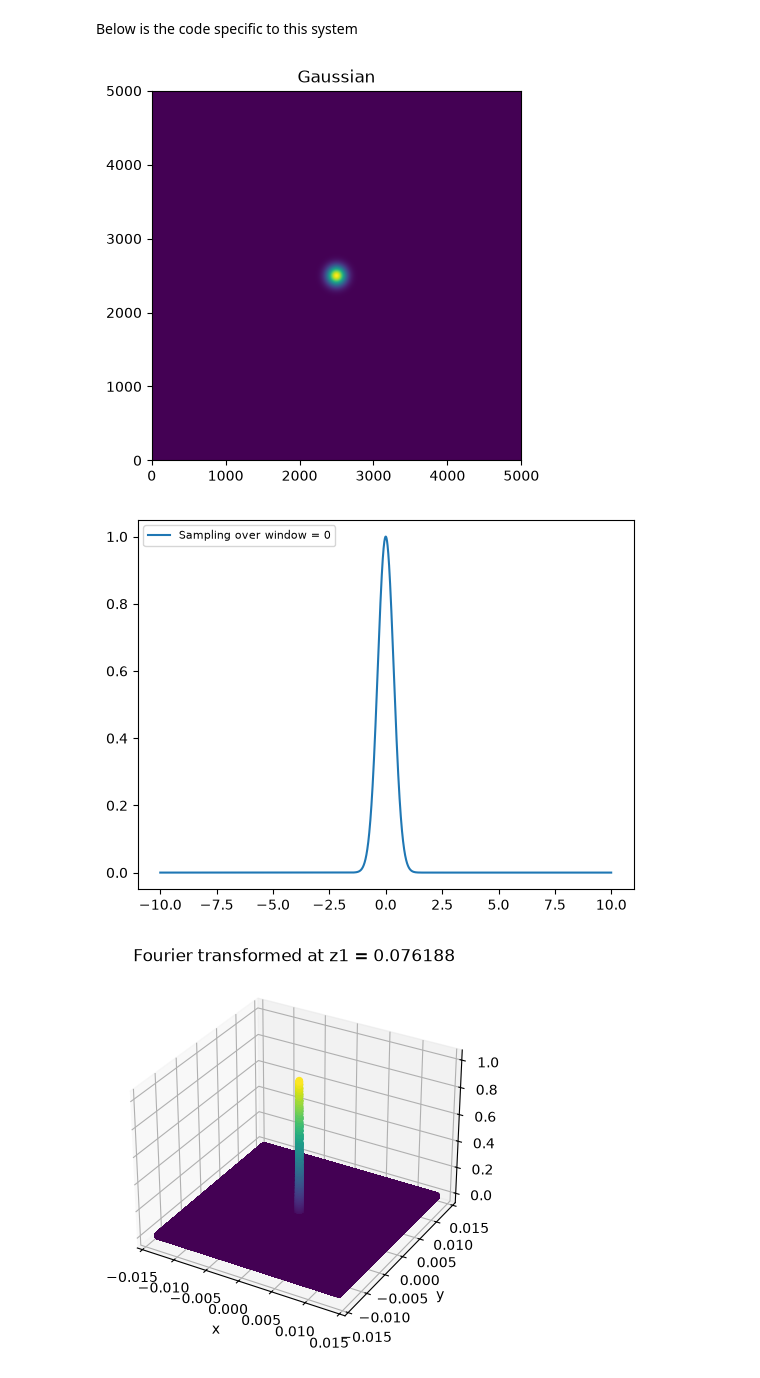
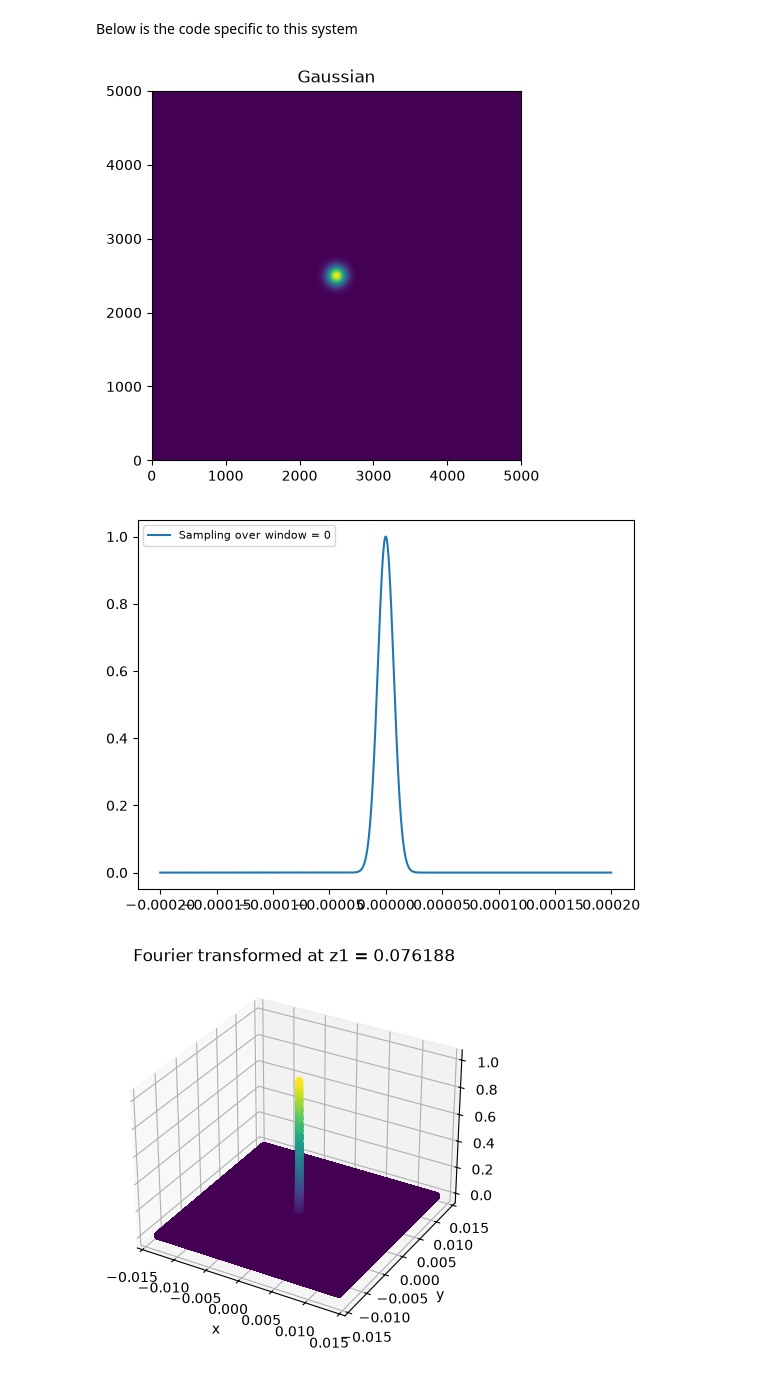
Before and after one commit to cosmosian-42/fraunhofer_diffraction, a Jupyter notebook: gaussian_beam/3d_gaussian_beam_fft.ipynb, the cells around one changed output. Drawn from its saved outputs; the diff is of its cells as text; code cells hidden in the pictures.

```diff
--- a/gaussian_beam/3d_gaussian_beam_fft.ipynb
+++ b/gaussian_beam/3d_gaussian_beam_fft.ipynb
@@ -153,34 +153,34 @@ Below is the code specific to this system
 # %%
 # sets initial parameters of the beam
 
 wavelength = 29
 omega_0 = 1e-5
 z = 1e-10 # at the source
 a_0 = 100
 n = 1
 variable = omega_0 * 20
 
 
 # defines a meshgrid of xy values and calculates the beam at this point
 
 initial_beam_x = np.linspace(-variable,variable,5000)
 initial_beam_y = np.linspace(-variable,variable,5000)
 x_mesh, y_mesh = np.meshgrid(initial_beam_x, initial_beam_y)
 amp, phase = gaussian_beam(omega_0, z, wavelength, a_0, x_mesh, y_mesh, n)
 
 # plots this as an image in 2D to be observed
 plt.figure()
 plt.imshow(amp, extent = [0,len(amp), 0, len(amp[0])], origin = 'lower')
 plt.title('Gaussian')
 plt.show()
 
 marginal = np.sum(amp, 0)
-plt.plot(np.linspace(-10,10,5000, endpoint = False), marginal/np.max(marginal), '-', label = (f'Sampling over window = {int(2*variable)}'))
+plt.plot(np.linspace(-variable,variable,5000, endpoint = False), marginal/np.max(marginal), '-', label = (f'Sampling over window = {int(2*variable)}'))
 plt.legend(fontsize = 8, loc = 2)
 plt.show()
 # %% [output]
 [figure]
-[figure, old version]
+[figure, new version]
 # %%
 def calculate_2dft(input):
     """
```
Also changed, not shown: 1 other file.
